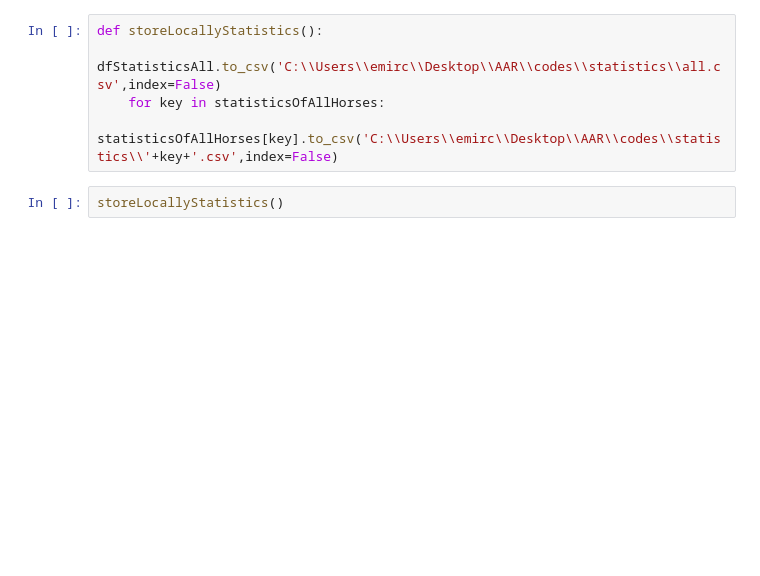
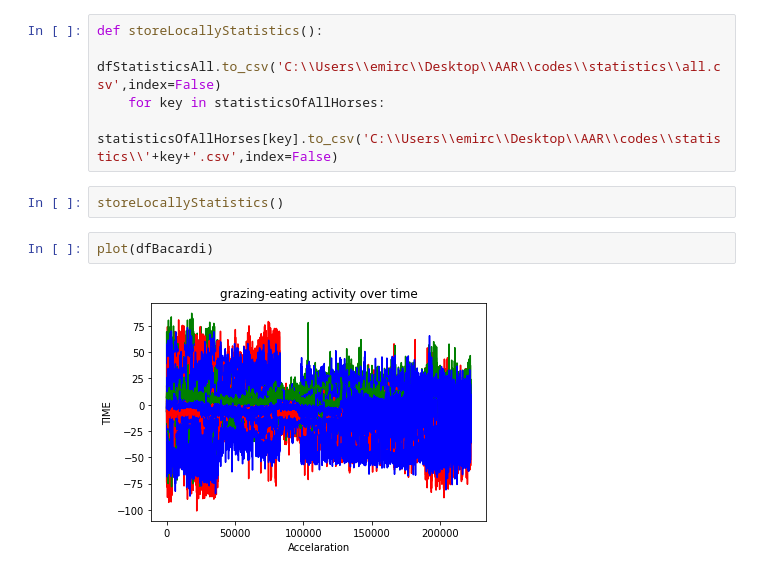
Before and after one commit to emircan-35/Classifying-horse-activities-with-big-data-using-machine-learning, a Jupyter notebook: AAR/codes/main.ipynb, the cells around one changed output. Drawn from its saved outputs; the diff is of its cells as text; blank space fills up the shorter version.

Commit message:
added labels to statistics and started plotting

```diff
--- a/AAR/codes/main.ipynb
+++ b/AAR/codes/main.ipynb
@@ -40,3 +38,7 @@ def storeLocallyStatistics():
         statisticsOfAllHorses[key].to_csv('C:\\Users\\emirc\\Desktop\\AAR\\codes\\statistics\\'+key+'.csv',index=False)
 # %%
 storeLocallyStatistics()
+# %%
+plot(dfBacardi)
+# %% [output]
+[figure, added]
```
Also changed, not shown: parts of 4 cells of this notebook, 14 other files.
